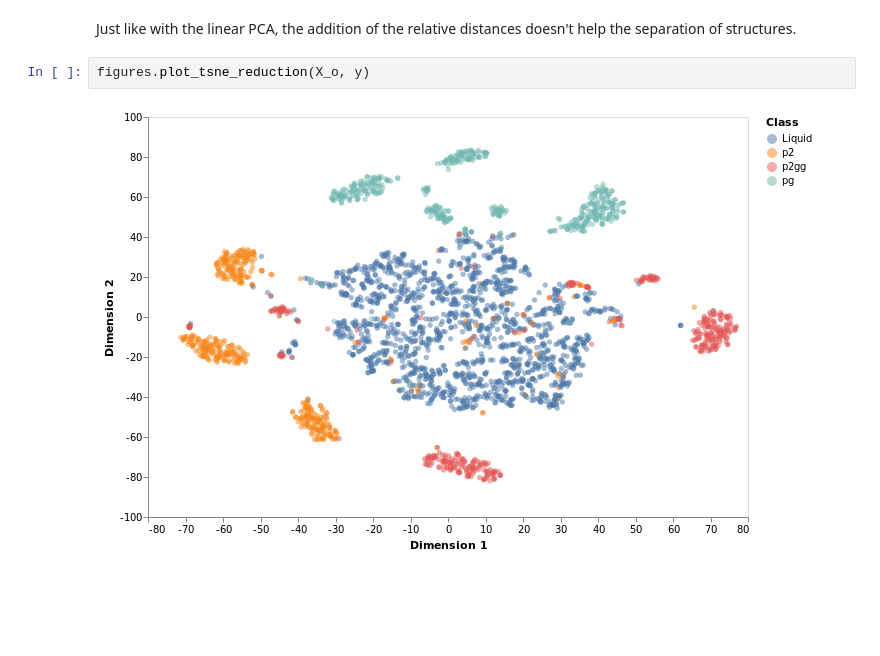
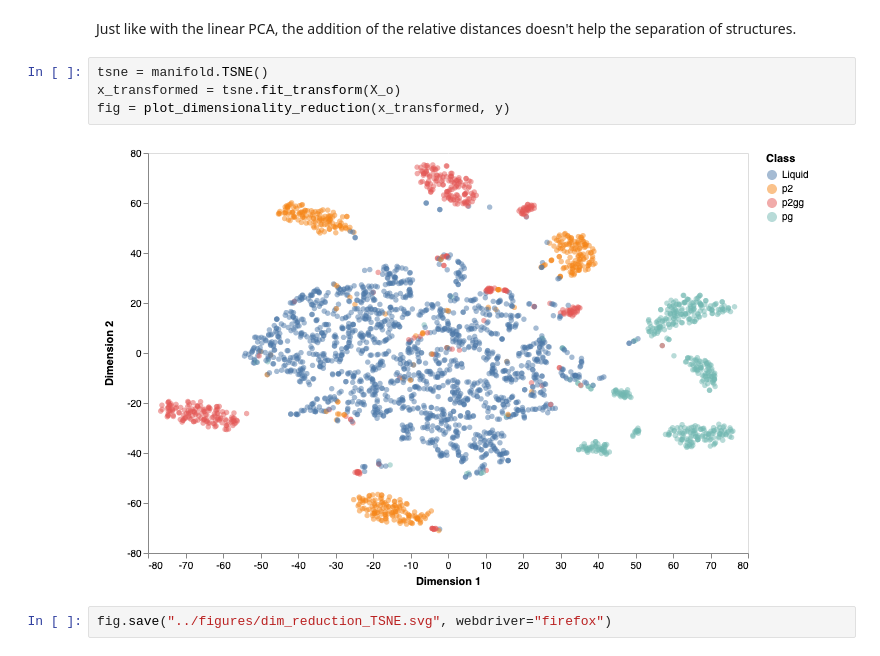
Before and after one commit to malramsay64/MLCrystals, a Jupyter notebook: notebooks/02_Features.ipynb, the cells around one changed output. Drawn from its saved outputs; the diff is of its cells as text; blank space fills up the shorter version.

```diff
--- a/notebooks/02_Features.ipynb
+++ b/notebooks/02_Features.ipynb
@@ -303,9 +314,13 @@ plt.scatter(X_rd[:, 0], X_rd[:, 1], alpha=.1, c=y, cmap='tab10');
 Just like with the linear PCA,
 the addition of the relative distances
 doesn't help the separation of structures.
-# %%
-figures.plot_tsne_reduction(X_o, y)
-# %% [output]
-[figure, removed]
+# %%
+tsne = manifold.TSNE()
+x_transformed = tsne.fit_transform(X_o)
+fig = plot_dimensionality_reduction(x_transformed, y)
+# %% [output]
+[figure, added]
+# %%
+fig.save("../figures/dim_reduction_TSNE.svg", webdriver="firefox")
 # %%
 X_rt = umap.UMAP().fit_transform(X_o)
```
Also changed, not shown: parts of 14 cells of this notebook.
